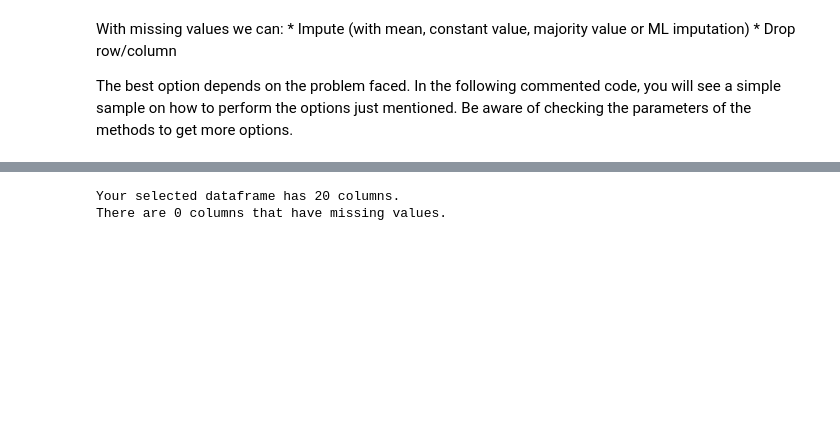
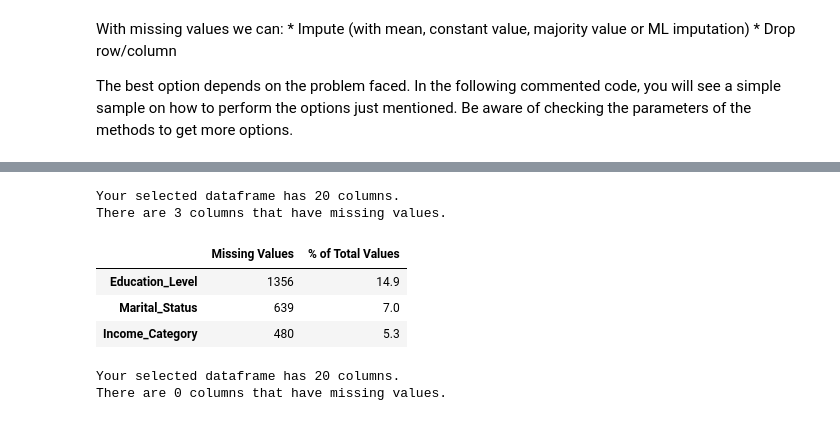
Before and after one commit to mballesta/Templates_ML, a Jupyter notebook: EDA_template.ipynb, the cells around one changed output, grey strips where cells are left out. Cells and saved outputs as stored; diff of their text form; code cells hidden in the pictures; blank space fills up the shorter version.

```diff
--- a/EDA_template.ipynb
+++ b/EDA_template.ipynb
@@ -375,0 +387,19 @@ imputed = imputed.drop([s + '_imputed' for s in columns_to_impute], axis = 1)
+# %%
+# Replace the missing values with the predicted values for those cases with a probability higher than 70%
+for c in columns_to_impute:
+    imputed[c] = np.where(imputed[c+'_imputed_proba'] > 0.7,
+                          imputed[c+'_imputed'], imputed[c])
+
+# Drop columns no longer needed
+imputed = imputed.drop([s + '_imputed_proba' for s in columns_to_impute], axis = 1) # remove proobabilities columns
+imputed = imputed.drop([s + '_imputed' for s in columns_to_impute], axis = 1)
+# %%
+# Check how the missing values are after the imputation with the most probable predictions
+missing_values_table(imputed)
+# %% [output]
+Your selected dataframe has 20 columns.
+There are 3 columns that have missing values.
+|  | Missing Values | % of Total Values |
+| Education_Level | 1356 | 14.9 |
+| Marital_Status | 639 | 7.0 |
+| Income_Category | 480 | 5.3 |
```
Also changed, not shown: parts of 9 cells of this notebook.
